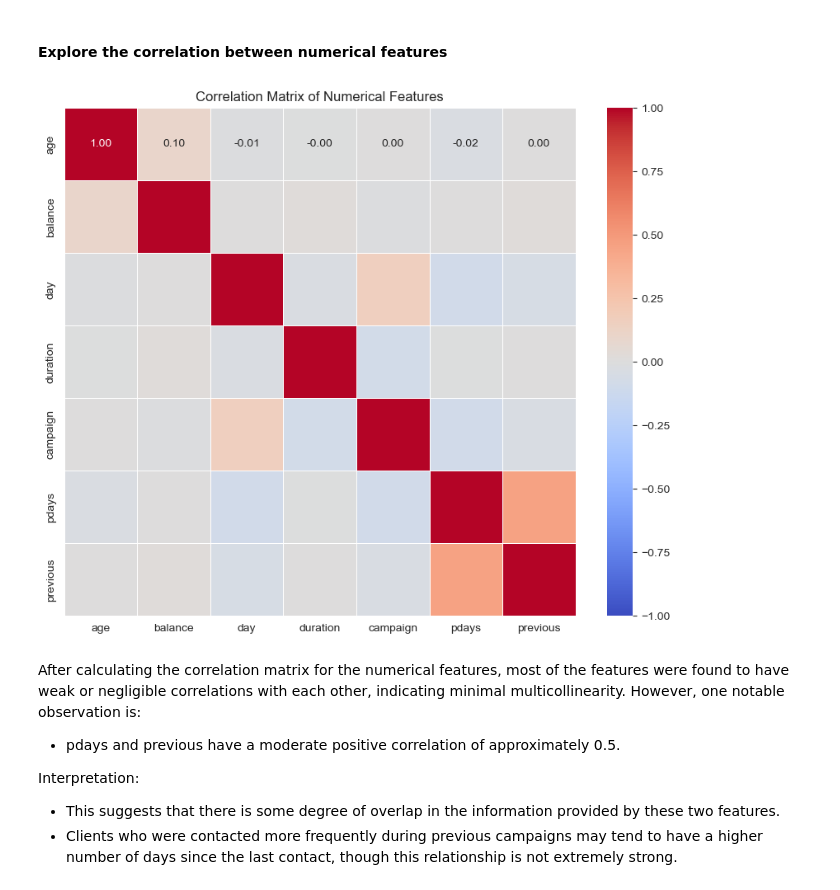
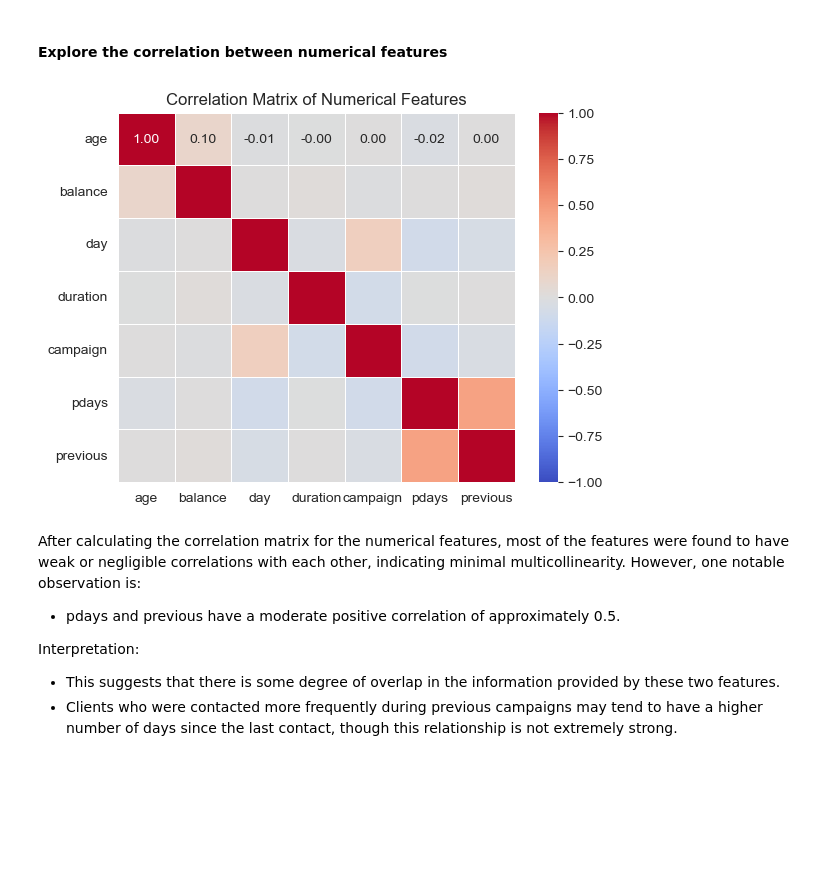
Before and after one commit to senuli-w/CM2604, a Jupyter notebook: 20220950.ipynb, the cells around one changed output. Saved outputs shown, nothing was run; the diff lists cells and outputs as text; code cells hidden in the pictures; blank space fills up the shorter version.

```diff
--- a/20220950.ipynb
+++ b/20220950.ipynb
@@ -349,14 +351,14 @@ All columns except for day have some outliers
 # %%
 # Compute the correlation matrix for numerical features
 correlation_matrix = df[numerical_features].corr()
 
 # Plot the correlation matrix using a heatmap
-plt.figure(figsize=(10, 8))
+plt.figure()
 sns.heatmap(correlation_matrix, annot=True, fmt=".2f", cmap="coolwarm", vmin=-1, vmax=1, linewidths=0.5)
 plt.title("Correlation Matrix of Numerical Features")
 plt.show()
 # %% [output]
-[figure, old version]
+[figure, new version]
 # %% [markdown]
 After calculating the correlation matrix for the numerical features, most of the features were found to have weak or negligible correlations with each other, indicating minimal multicollinearity. However, one notable observation is:
 
```
Also changed, not shown: parts of 26 cells of this notebook, 1 other file.
